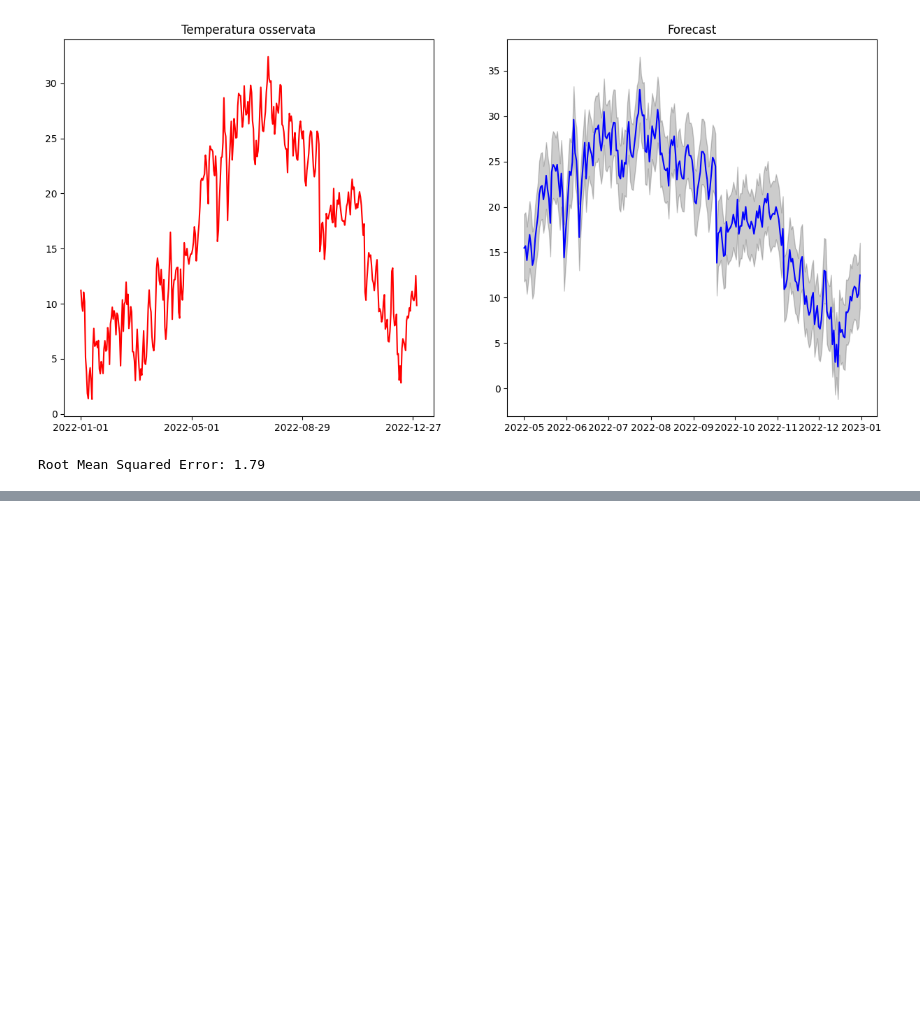
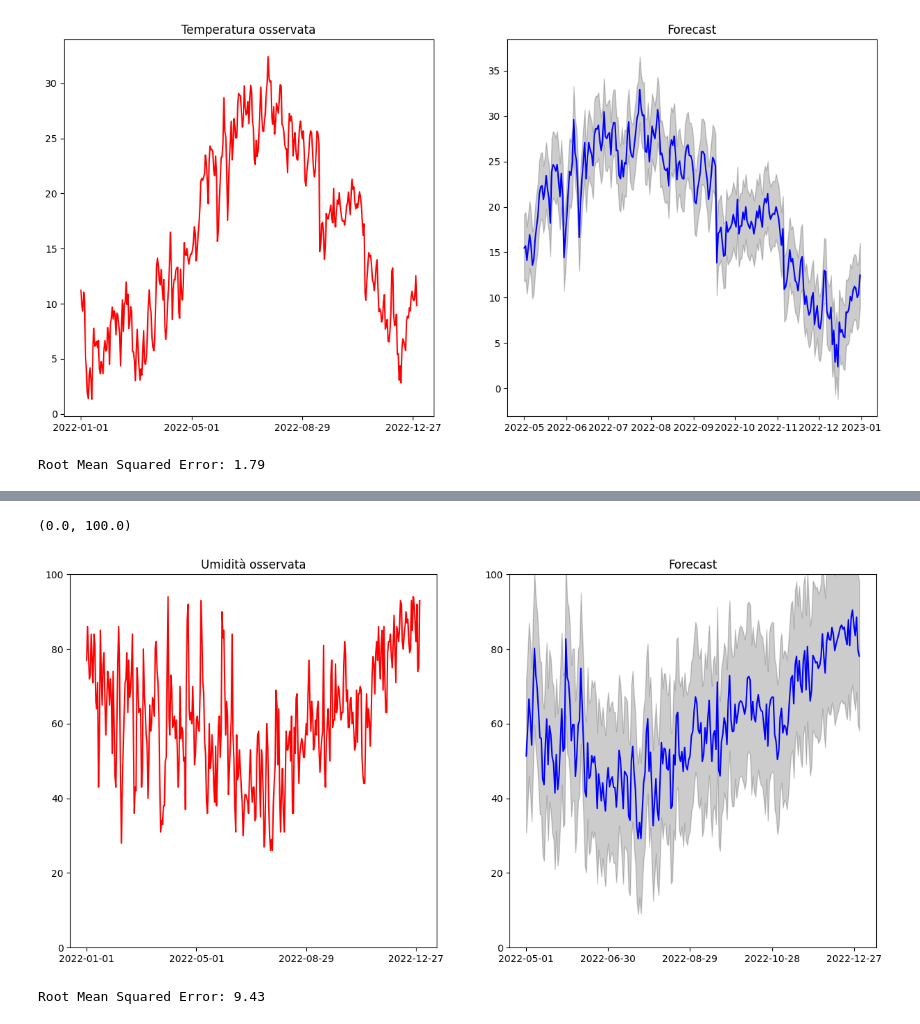
Before and after one commit to simone-dotolo/ISBI, a Jupyter notebook: Preprocessing/Preprocessing.ipynb, the cells around one changed output, grey strips where cells are left out. Saved outputs shown, nothing was run; the diff lists cells and outputs as text; code cells hidden in the pictures; blank space fills up the shorter version.

Commit message:
humidity forecasting

```diff
--- a/Preprocessing/Preprocessing.ipynb
+++ b/Preprocessing/Preprocessing.ipynb
@@ -302,0 +339,36 @@ Root Mean Squared Error: 1.79
+# %%
+start_date = '2022-05-01'
+predictions = results.get_prediction(start=pd.to_datetime(start_date), dynamic=False)
+predictions_ci = predictions.conf_int()
+# %%
+plt.figure(figsize=(15,7))
+
+plt.subplot(121)
+plt.plot(df_2022.index, df_2022['relativehumidity_mean'], color='r')
+plt.title('Umidità osservata')
+plt.xticks(df_2022.index[::120])
+plt.ylim([0, 100])
+
+ax = plt.subplot(122)
+plt.plot(predictions.predicted_mean.index, predictions.predicted_mean, color='b')
+ax.fill_between(predictions_ci.index,
+                predictions_ci.iloc[:,0],
+                predictions_ci.iloc[:,1],
+                color='k', alpha=0.2)
+plt.title('Forecast')
+plt.xticks(predictions.predicted_mean.index[::60])
+plt.ylim([0, 100])
+# %% [output]
+(0.0, 100.0)
+[figure, added]
+# %%
+umid_forecasted = predictions.predicted_mean
+umid_osservata = df_2022['relativehumidity_mean'][start_date:]
+
+MSE = mean_squared_error(umid_osservata, umid_forecasted)
+
+RMSE = MSE ** 0.5
+
+print(f'Root Mean Squared Error: {RMSE:.2f}')
+# %% [output]
+Root Mean Squared Error: 9.43
```
Also changed, not shown: parts of 5 cells of this notebook.
